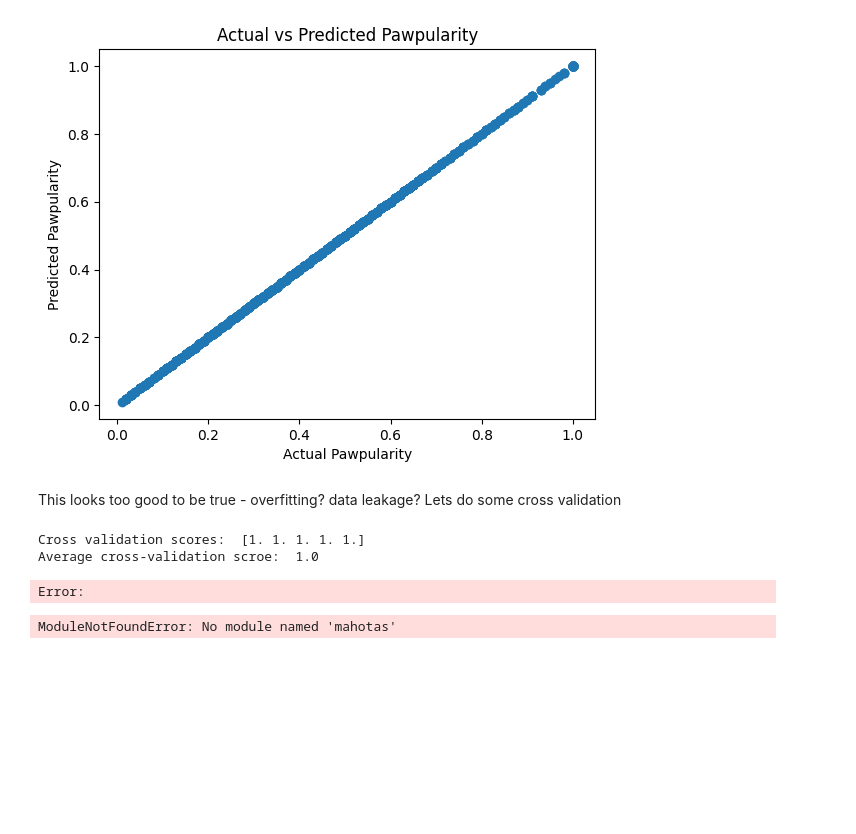
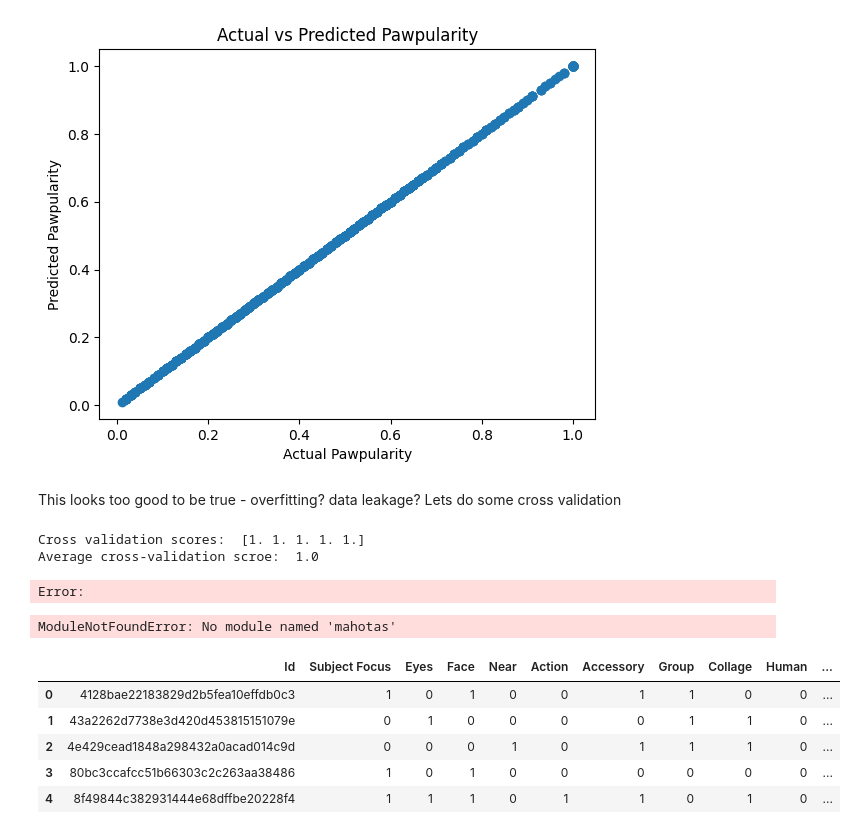
Before and after one commit to minesamaro/pawpularity-daco, a Jupyter notebook: meta_feat.ipynb, the cells around one changed output. Saved outputs shown, nothing was run; the diff lists cells and outputs as text; code cells hidden in the pictures; blank space fills up the shorter version.

Commit message:
Got test data ready

```diff
--- a/meta_feat.ipynb
+++ b/meta_feat.ipynb
@@ -220,3 +205,18 @@ test_image_data = feat_extract(test_ids)
 test_image_data.head()
 # %% [output]
 ModuleNotFoundError: No module named 'mahotas'
+# %%
+test = pd.read_csv('test.csv')
+test1= pd.read_csv('test1.csv')
+
+# Concatenate the metadata with the image data by Id collumn, drop the Pawpularity column from the metadata
+test_data = pd.merge(test, test1, on='Id', how='outer')
+
+test_data.head()
+# %% [output]
+|  | Id | Subject Focus | Eyes | Face | Near | Action | Accessory | Group | Collage | Human | ... |
+| 0 | 4128bae22183829d2b5fea10effdb0c3 | 1 | 0 | 1 | 0 | 0 | 1 | 1 | 0 | 0 | ... |
+| 1 | 43a2262d7738e3d420d453815151079e | 0 | 1 | 0 | 0 | 0 | 0 | 1 | 1 | 0 | ... |
+| 2 | 4e429cead1848a298432a0acad014c9d | 0 | 0 | 0 | 1 | 0 | 1 | 1 | 1 | 0 | ... |
+| 3 | 80bc3ccafcc51b66303c2c263aa38486 | 1 | 0 | 1 | 0 | 0 | 0 | 0 | 0 | 0 | ... |
+| 4 | 8f49844c382931444e68dffbe20228f4 | 1 | 1 | 1 | 0 | 1 | 1 | 0 | 1 | 0 | ... |
```
Also changed, not shown: parts of 3 cells of this notebook, 3 other files.
